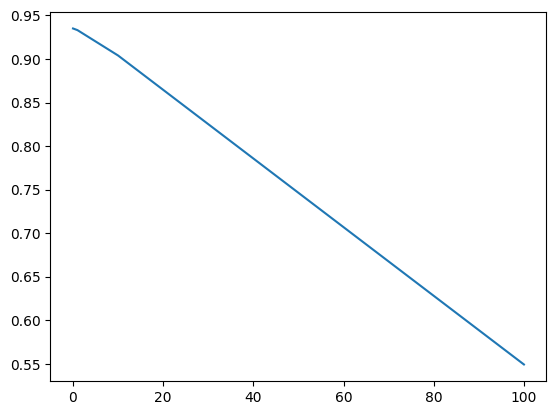
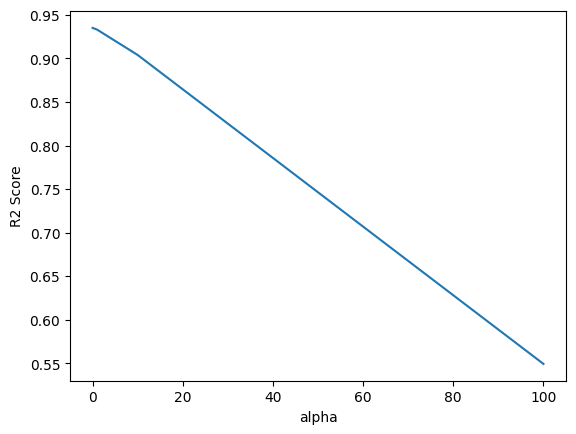
The notebook cell's code change between the first figure and the second:
--- before
+++ after
@@ -7,2 +7,4 @@
     r2_scores.append(r2_score(y_test,model.predict(X_test)))
 plt.plot(alphas,r2_scores)
+plt.xlabel('alpha')
+plt.ylabel('R2 Score')

Commit: effect on weight of ridge